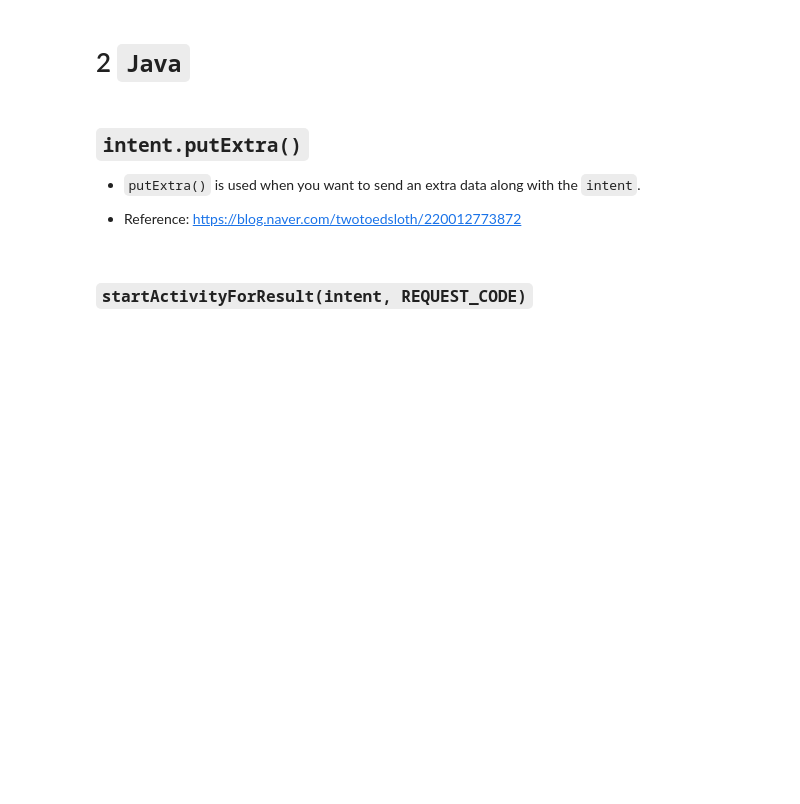
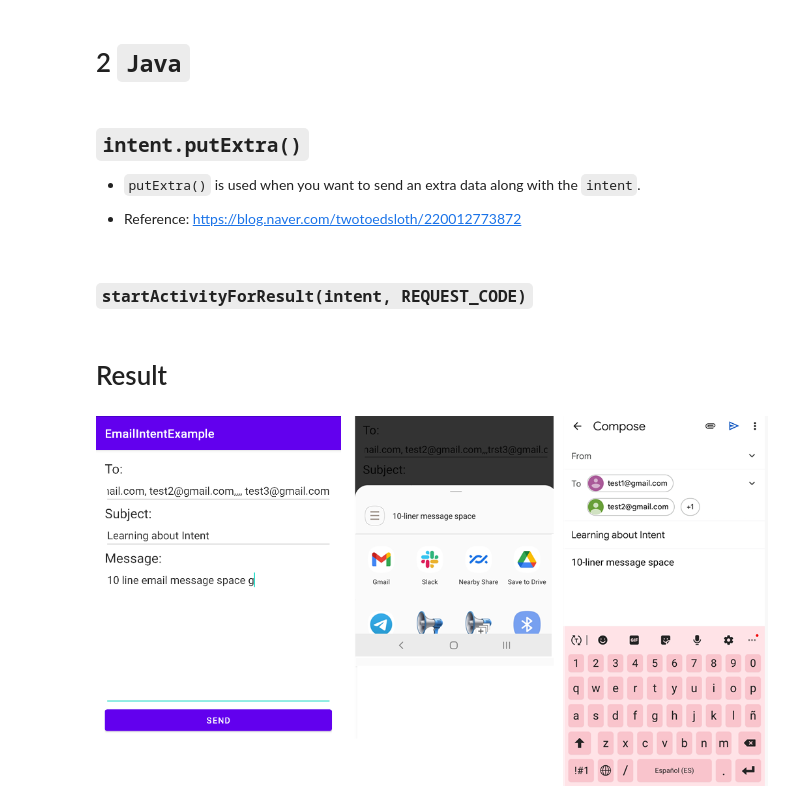
Before and after one commit to Coding-Forest/2021-Android, a Jupyter notebook: 00 Fundamentals/Intent.ipynb, the cells around one changed output. Cells and saved outputs as stored; diff of their text form; code cells hidden in the pictures; blank space fills up the shorter version.

```diff
--- a/00 Fundamentals/Intent.ipynb
+++ b/00 Fundamentals/Intent.ipynb
@@ -114,3 +114,10 @@ protected void onActivityResult(int requetCode, int resultCode, Intent data) {
      }
 
 }
+# %% [markdown]
+# Result
+# %%
+path = "/content/here/MyDrive/Android/Intent/result.png"
+show_img(path)
+# %% [output]
+[figure, added]
```
